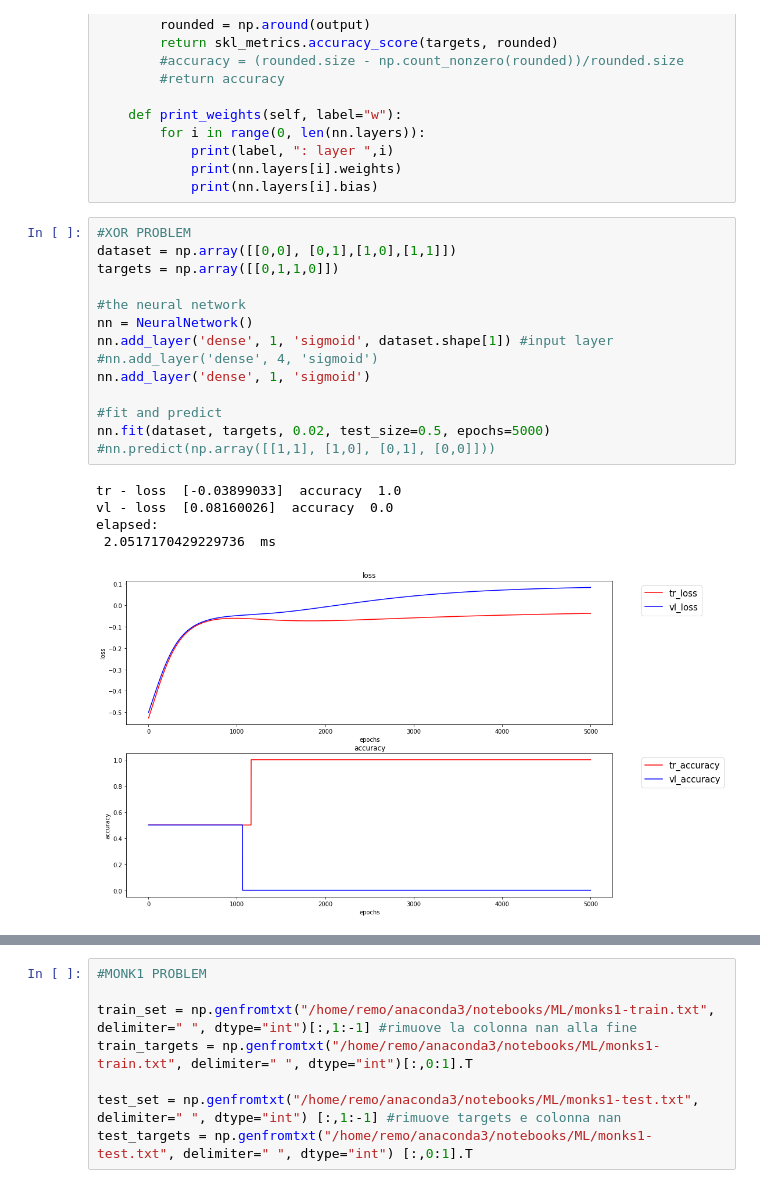
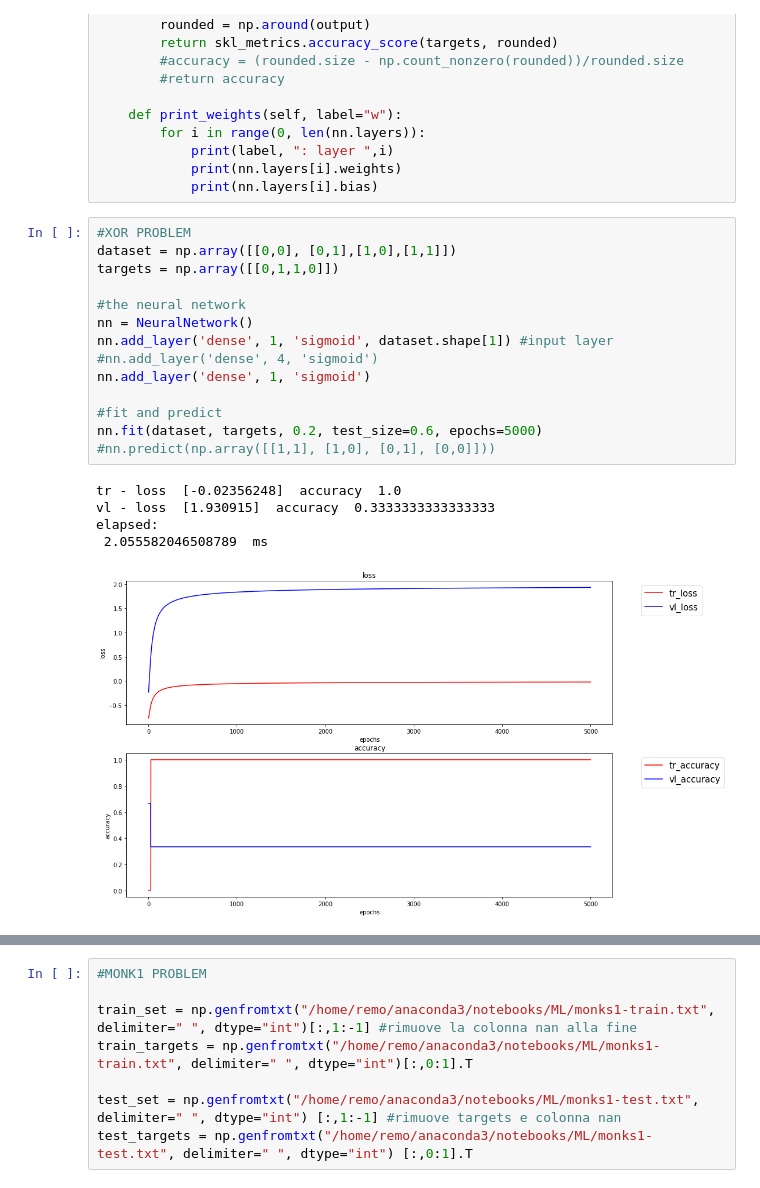
Before and after one commit to deRemo/NNLib, a Jupyter notebook: nn.ipynb, the cells around one changed output, grey strips where cells are left out. Drawn from its saved outputs; the diff is of its cells as text.

```diff
--- a/nn.ipynb
+++ b/nn.ipynb
@@ -230,23 +230,23 @@ class NeuralNetwork:
 # %%
 #XOR PROBLEM
 dataset = np.array([[0,0], [0,1],[1,0],[1,1]])
 targets = np.array([[0,1,1,0]])
 
 #the neural network
 nn = NeuralNetwork()
 nn.add_layer('dense', 1, 'sigmoid', dataset.shape[1]) #input layer
 #nn.add_layer('dense', 4, 'sigmoid')
 nn.add_layer('dense', 1, 'sigmoid')
 
 #fit and predict
-nn.fit(dataset, targets, 0.02, test_size=0.5, epochs=5000)
+nn.fit(dataset, targets, 0.2, test_size=0.6, epochs=5000)
 #nn.predict(np.array([[1,1], [1,0], [0,1], [0,0]]))
 # %% [output]
-tr - loss  [-0.03899033]  accuracy  1.0
-vl - loss  [0.08160026]  accuracy  0.0
+tr - loss  [-0.02356248]  accuracy  1.0
+vl - loss  [1.930915]  accuracy  0.3333333333333333
 elapsed:
- 2.0517170429229736  ms
+ 2.055582046508789  ms
-[figure, old version]
+[figure, new version]
 # %%
 #AND PROBLEM WITH 3 VAR
 dataset = np.array([[0,0,0],[0,0,1],[0,1,0],[0,1,1],[1,0,0],[1,0,1],[1,1,0],[1,1,1]])
```
Also changed, not shown: parts of 5 cells of this notebook.
